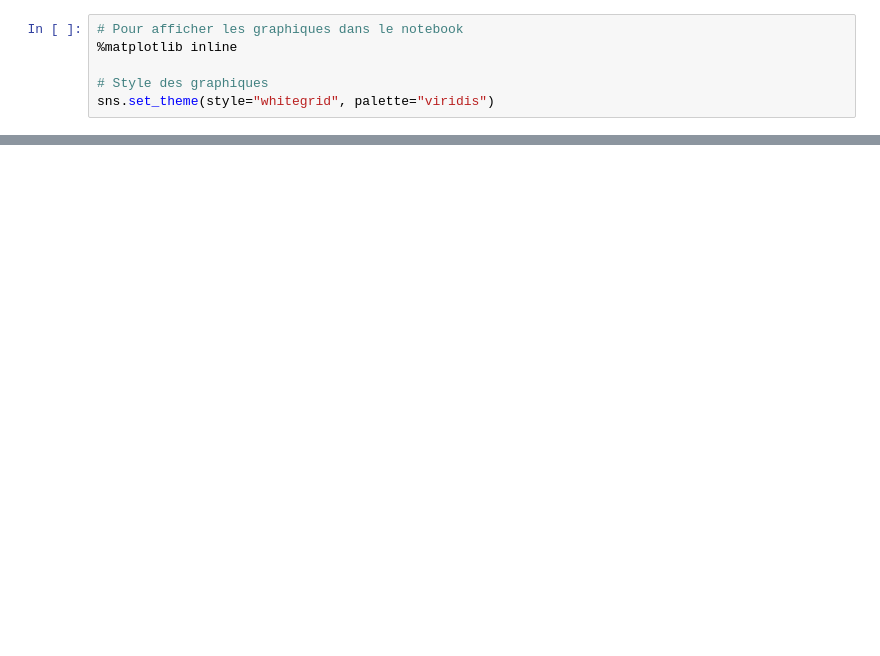
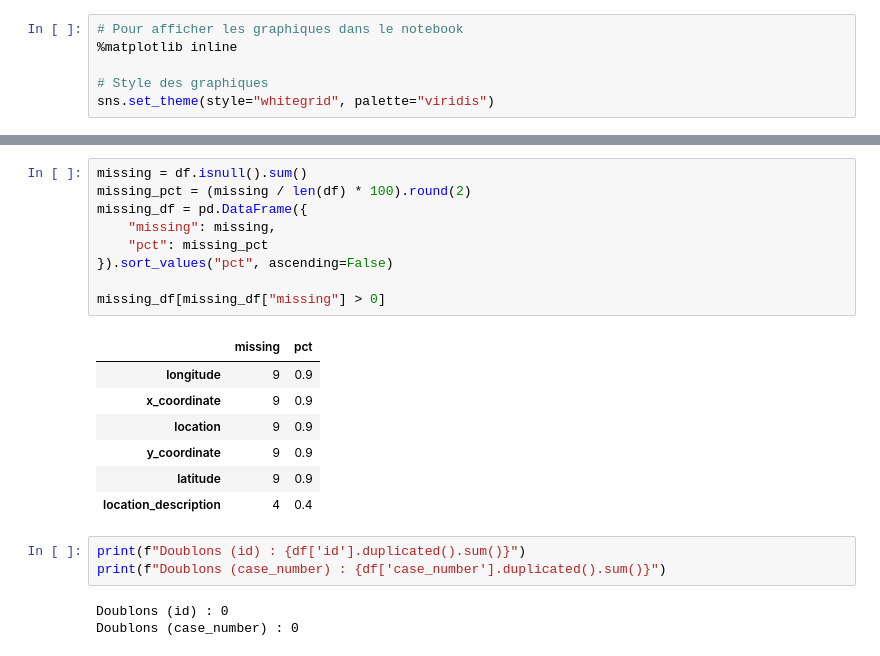
Before and after one commit to ardjoumakassogue85-create/chicago-crime-data-platform, a Jupyter notebook: notebooks/01_eda.ipynb, the cells around one changed output, grey strips where cells are left out. Saved outputs shown, nothing was run; the diff lists cells and outputs as text; blank space fills up the shorter version.

```diff
--- a/notebooks/01_eda.ipynb
+++ b/notebooks/01_eda.ipynb
@@ -21,0 +50,23 @@ print(f"Colonnes : {len(df.columns)}")
+# %%
+missing = df.isnull().sum()
+missing_pct = (missing / len(df) * 100).round(2)
+missing_df = pd.DataFrame({
+    "missing": missing,
+    "pct": missing_pct
+}).sort_values("pct", ascending=False)
+
+missing_df[missing_df["missing"] > 0]
+# %% [output]
+|  | missing | pct |
+| longitude | 9 | 0.9 |
+| x_coordinate | 9 | 0.9 |
+| location | 9 | 0.9 |
+| y_coordinate | 9 | 0.9 |
+| latitude | 9 | 0.9 |
+| location_description | 4 | 0.4 |
+# %%
+print(f"Doublons (id) : {df['id'].duplicated().sum()}")
+print(f"Doublons (case_number) : {df['case_number'].duplicated().sum()}")
+# %% [output]
+Doublons (id) : 0
+Doublons (case_number) : 0
```
Also changed, not shown: parts of 8 cells of this notebook.
